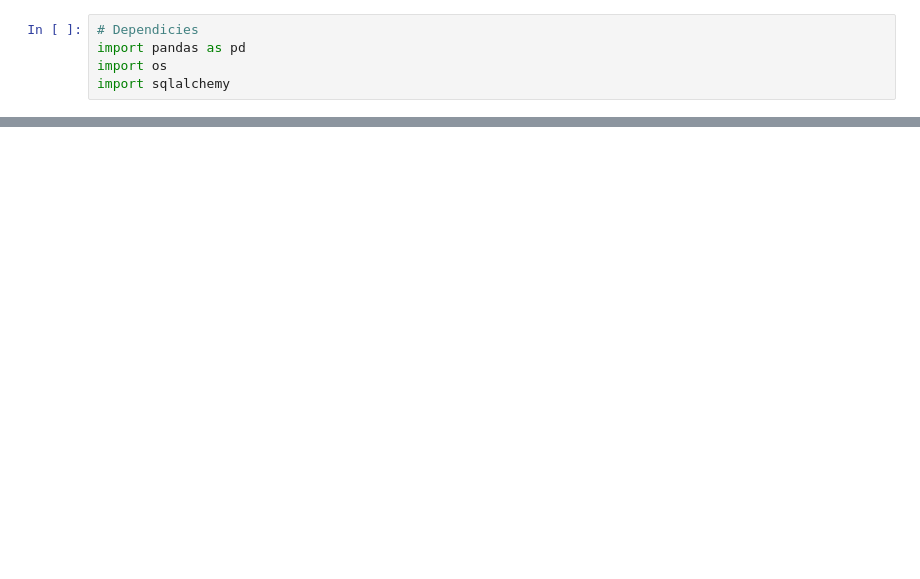
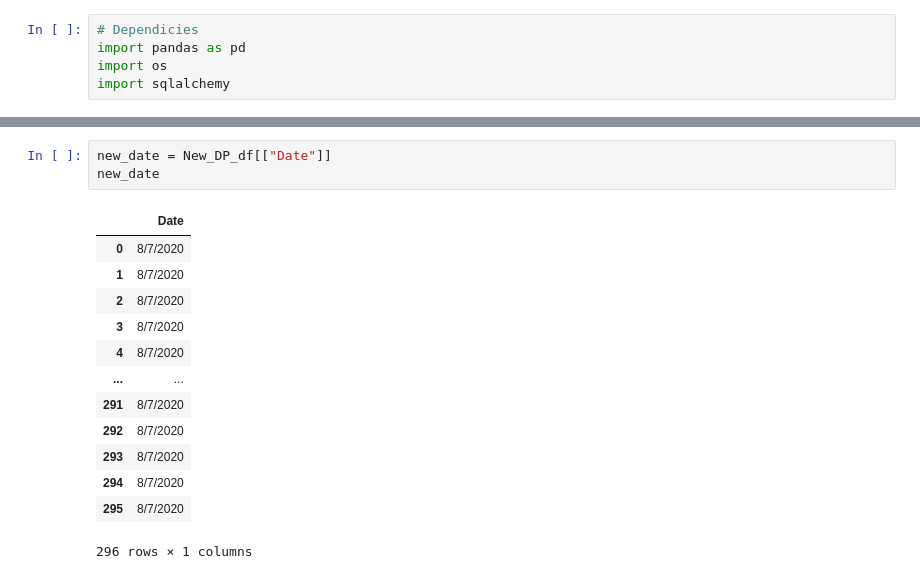
Before and after one commit to jtilenis/Project-ETL, a Jupyter notebook: DP_Clean_Up.ipynb, the cells around one changed output, grey strips where cells are left out. Drawn from its saved outputs; the diff is of its cells as text; blank space fills up the shorter version.

```diff
--- a/DP_Clean_Up.ipynb
+++ b/DP_Clean_Up.ipynb
@@ -10,0 +137,17 @@ FileNotFoundError: [Errno 2] File ../Resources/DP_Data.csv does not exist: '../R
+# %%
+new_date = New_DP_df[["Date"]]
+new_date
+# %% [output]
+|  | Date |
+| 0 | 8/7/2020 |
+| 1 | 8/7/2020 |
+| 2 | 8/7/2020 |
+| 3 | 8/7/2020 |
+| 4 | 8/7/2020 |
+| ... | ... |
+| 291 | 8/7/2020 |
+| 292 | 8/7/2020 |
+| 293 | 8/7/2020 |
+| 294 | 8/7/2020 |
+| 295 | 8/7/2020 |
+296 rows × 1 columns
```
Also changed, not shown: parts of 20 cells of this notebook, 3 other files.
